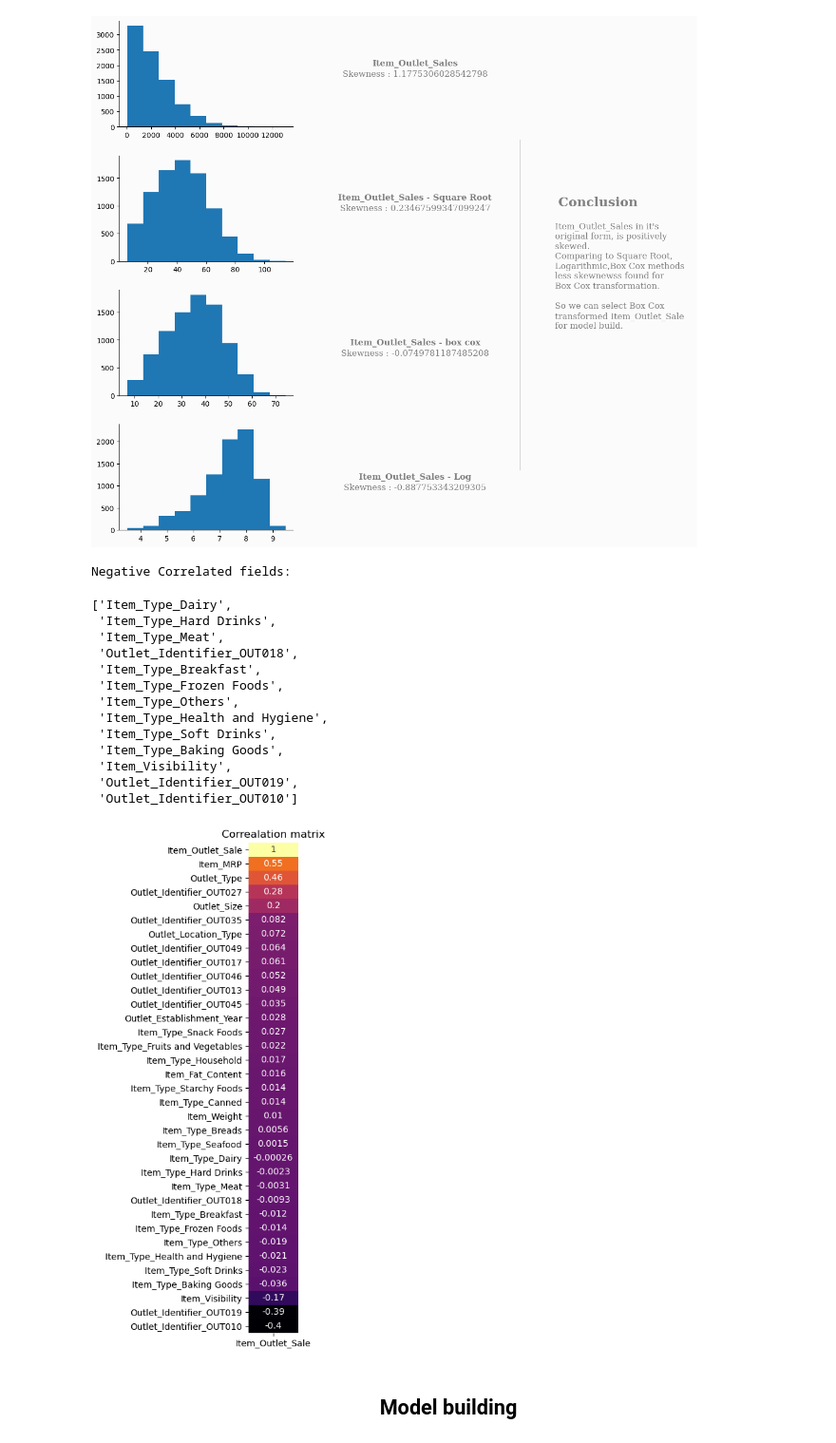
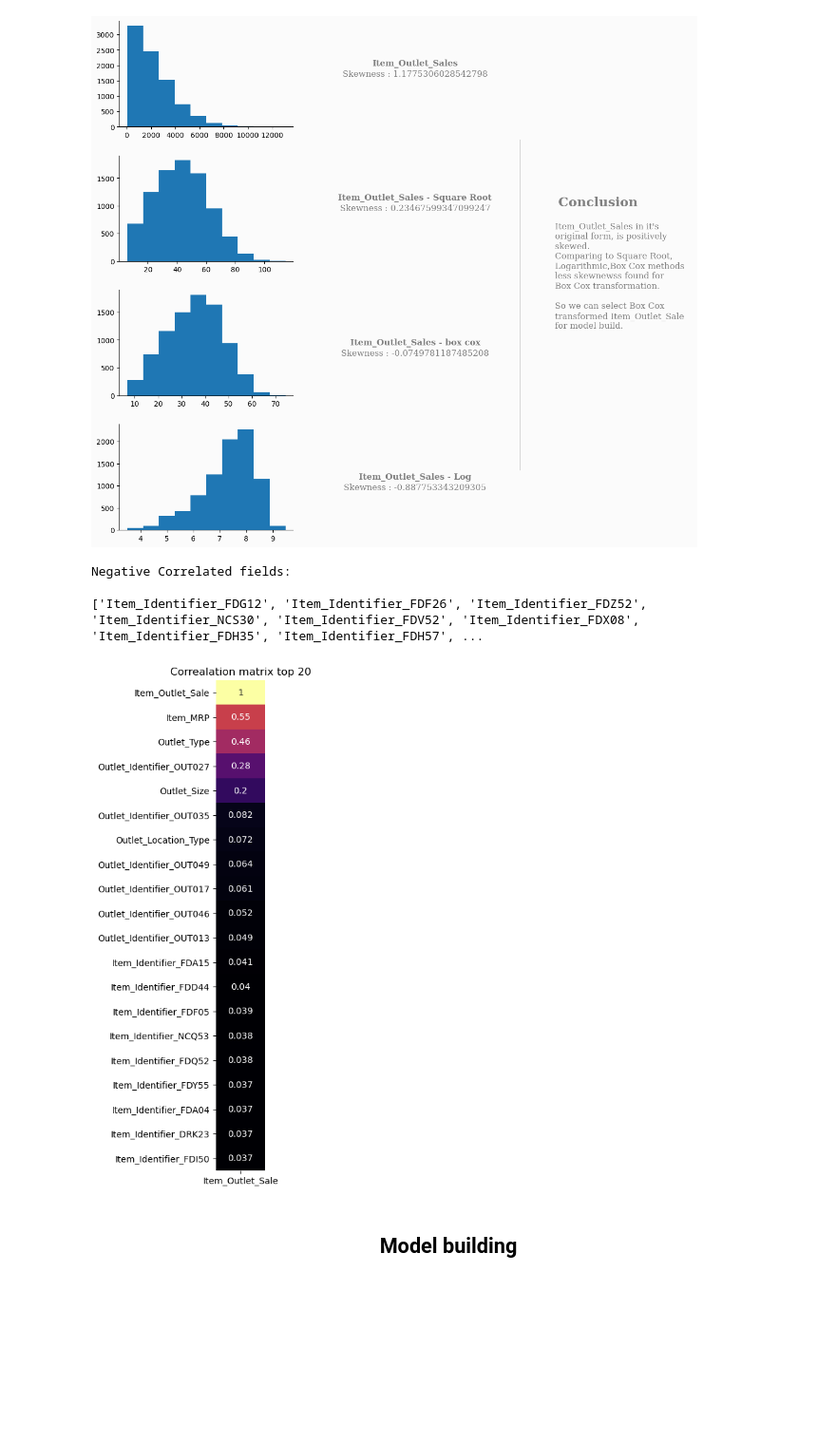
Before and after one commit to ajithcl/BigmartSalesPrediction, a Jupyter notebook: BigmartSalesPrediction.ipynb, the cells around one changed output. Shown at 95% size. Cells and saved outputs as stored; diff of their text form; code cells hidden in the pictures; blank space fills up the shorter version.

```diff
--- a/BigmartSalesPrediction.ipynb
+++ b/BigmartSalesPrediction.ipynb
@@ -1154,7 +1154,7 @@ plt.show()
 #This will help in considering data from train and test file equally.
 
 #Item_Identifier - is a item identifier, having more unique values.Hence dropping it.
-df_total.drop("Item_Identifier",inplace=True,axis=1)
+#df_total.drop("Item_Identifier",inplace=True,axis=1)
 
 lbl_encoder=LabelEncoder()
 #Fat content contains binary values. So label encode it.
@@ -1453,32 +1448,21 @@ plt.show()
 # %%
 df=df_train.copy()
 df['Item_Outlet_Sale']=box_cox_target
 corr_matrix = df.corr()
 corr_matrix=pd.DataFrame(corr_matrix['Item_Outlet_Sale']).sort_values('Item_Outlet_Sale',ascending=False)
 negative_corr_flds=corr_matrix[corr_matrix["Item_Outlet_Sale"]<= 0].index.tolist()
 print ("Negative Correlated fields:\n")
-display(negative_corr_flds)
+print(negative_corr_flds)
 print("\n")
 
 plt.figure(figsize=(1,10))
-sns.heatmap(corr_matrix,cmap='inferno',annot=True,cbar=False,).set_title("Correalation matrix");
+sns.heatmap(corr_matrix.head(20),cmap='inferno',annot=True,cbar=False,).set_title("Correalation matrix top 20");
 plt.show()
 # %% [output]
 Negative Correlated fields:
+
+['Item_Identifier_FDG12', 'Item_Identifier_FDF26', 'Item_Identifier_FDZ52', 'Item_Identifier_NCS30', 'Item_Identifier_FDV52', 'Item_Identifier_FDX08', 'Item_Identifier_FDH35', 'Item_Identifier_FDH57', ...
-['Item_Type_Dairy',
- 'Item_Type_Hard Drinks',
- 'Item_Type_Meat',
- 'Outlet_Identifier_OUT018',
- 'Item_Type_Breakfast',
- 'Item_Type_Frozen Foods',
- 'Item_Type_Others',
- 'Item_Type_Health and Hygiene',
- 'Item_Type_Soft Drinks',
- 'Item_Type_Baking Goods',
- 'Item_Visibility',
- 'Outlet_Identifier_OUT019',
- 'Outlet_Identifier_OUT010']
-[figure, old version]
+[figure, new version]
 # %% [markdown]
 ## <center> Model building </center>
 # %%
```
Also changed, not shown: parts of 8 cells of this notebook, 1 other file.
